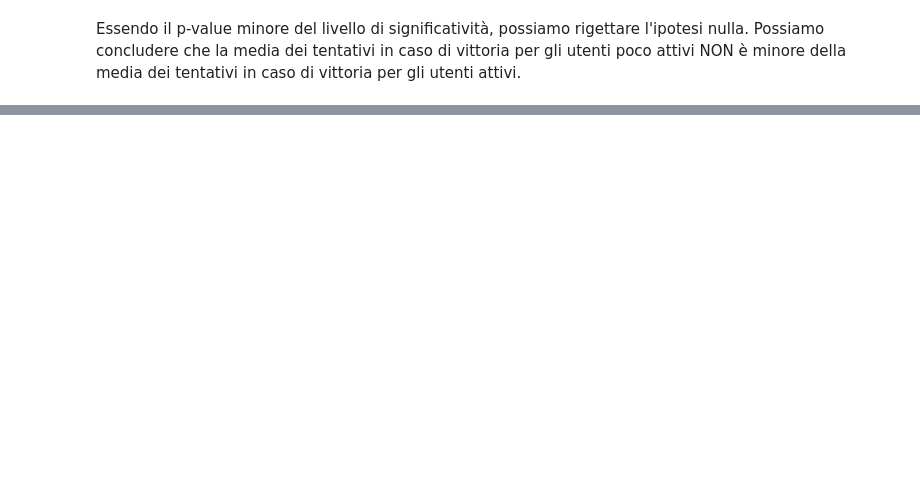
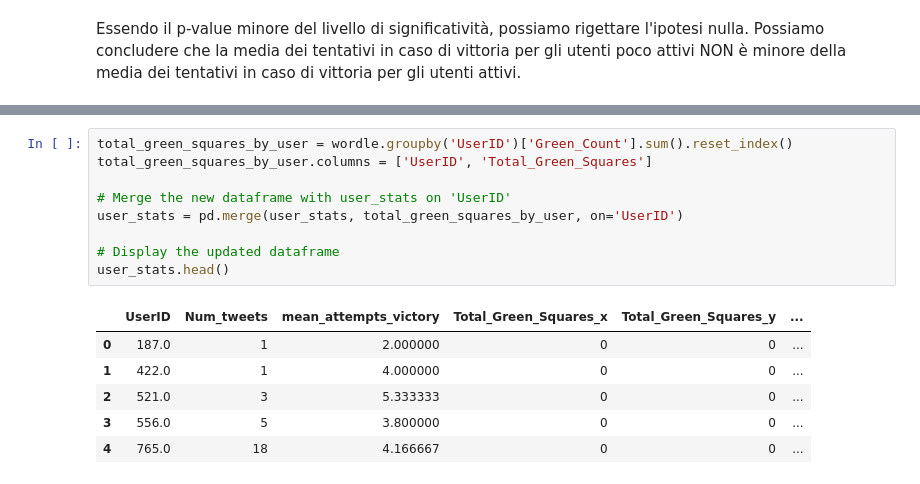
Before and after one commit to roby-ianny/IannelloSuffia_DataScienceProject, a Jupyter notebook: DataScienceProject.ipynb, the cells around one changed output, grey strips where cells are left out. Drawn from its saved outputs; the diff is of its cells as text; blank space fills up the shorter version.

```diff
--- a/DataScienceProject.ipynb
+++ b/DataScienceProject.ipynb
@@ -889,0 +959,16 @@ Essendo il p-value minore del livello di significatività, possiamo rigettare l'
+# %%
+total_green_squares_by_user = wordle.groupby('UserID')['Green_Count'].sum().reset_index()
+total_green_squares_by_user.columns = ['UserID', 'Total_Green_Squares']
+
+# Merge the new dataframe with user_stats on 'UserID'
+user_stats = pd.merge(user_stats, total_green_squares_by_user, on='UserID')
+
+# Display the updated dataframe
+user_stats.head()
+# %% [output]
+|  | UserID | Num_tweets | mean_attempts_victory | Total_Green_Squares_x | Total_Green_Squares_y | ... |
+| 0 | 187.0 | 1 | 2.000000 | 0 | 0 | ... |
+| 1 | 422.0 | 1 | 4.000000 | 0 | 0 | ... |
+| 2 | 521.0 | 3 | 5.333333 | 0 | 0 | ... |
+| 3 | 556.0 | 5 | 3.800000 | 0 | 0 | ... |
+| 4 | 765.0 | 18 | 4.166667 | 0 | 0 | ... |
```
Also changed, not shown: parts of 13 cells of this notebook.
